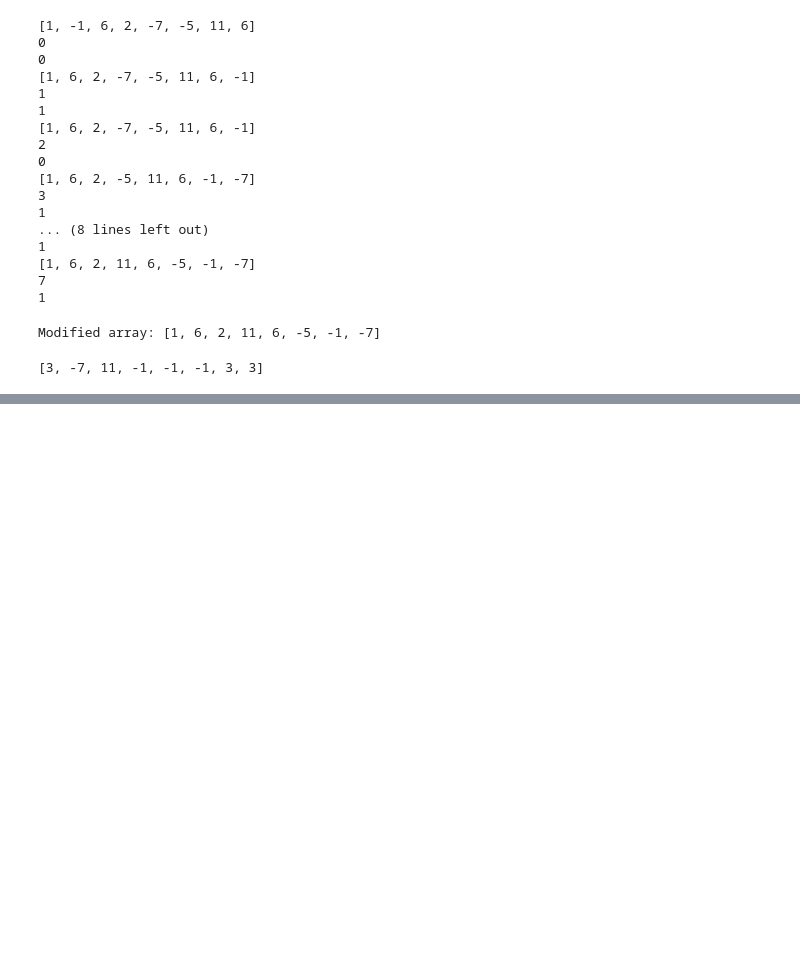
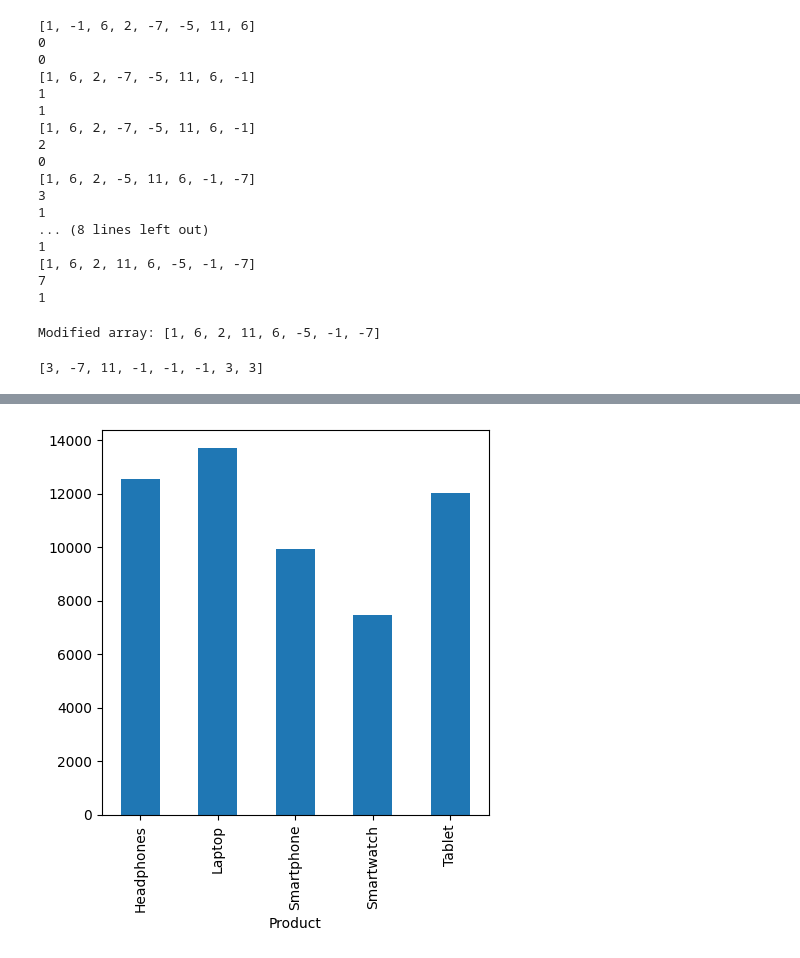
Before and after one commit to Pankaj-2003/General_python_practice, a Jupyter notebook: python_problems.ipynb, the cells around one changed output, grey strips where cells are left out. Drawn from its saved outputs; the diff is of its cells as text; code cells hidden in the pictures; blank space fills up the shorter version.

```diff
--- a/python_problems.ipynb
+++ b/python_problems.ipynb
@@ -278,0 +715,9 @@ arr
+# %%
+by_product= df.groupby("Product")["Sales"].sum()
+# %%
+
+plt.figure(figsize= (5,5))
+by_product.plot(kind= "bar")
+plt.show()
+# %% [output]
+[figure, added]
```
Also changed, not shown: parts of 198 cells of this notebook.
